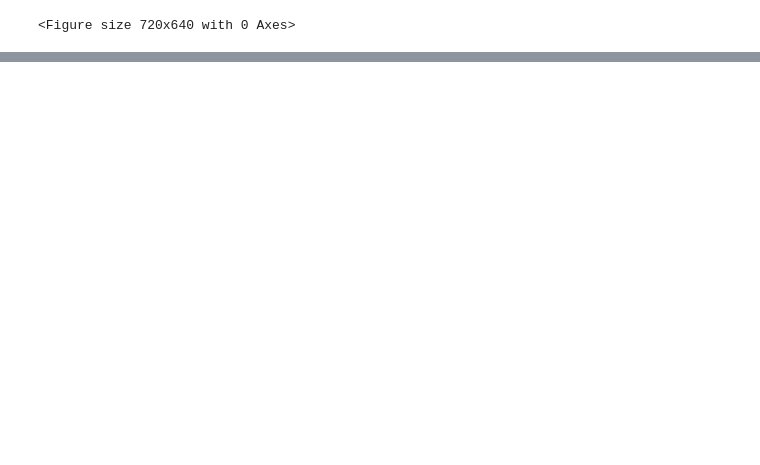
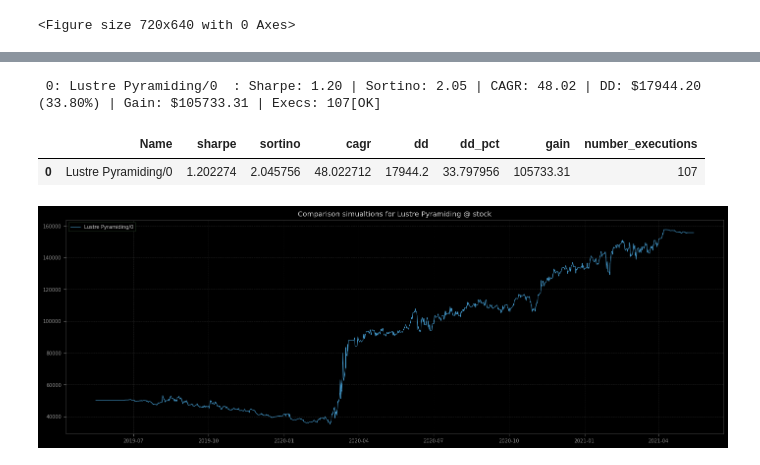
Before and after one commit to dmarienko/Lustre, a Jupyter notebook: models/4. Pyramiding Entries.ipynb, the cells around one changed output, grey strips where cells are left out. Saved outputs shown, nothing was run; the diff lists cells and outputs as text; code cells hidden in the pictures; blank space fills up the shorter version.

```diff
--- a/models/4. Pyramiding Entries.ipynb
+++ b/models/4. Pyramiding Entries.ipynb
@@ -57,0 +188,18 @@ tearsheet(tZ.results[0].get_portfolio(), 50000)
+# %%
+M = q.SingleInstrumentComposer(CrossingMovings(3, 24)).fit(md.ticks())
+# %%
+Zx = q.simulation([
+        [M, {
+            'SPXM':   Pyramiding(10,  4, 1, 0.75, 15, flat_on_max_step=True),
+            'AUS200': Pyramiding(10,  4, 1, 0.75, 15, flat_on_max_step=True),
+            'XTIUSD': Pyramiding(100, 4, 1, 0.75, 15, flat_on_max_step=True)
+        }],
+    ], md.ohlc('12h'), 'stock', 'Lustre Pyramiding', spreads=spreads)
+# %%
+fig(18, 6)
+Zx.report(50000)
+# %% [output]
+ 0: Lustre Pyramiding/0  : Sharpe: 1.20 | Sortino: 2.05 | CAGR: 48.02 | DD: $17944.20 (33.80%) | Gain: $105733.31 | Execs: 107[OK]
+|  | Name | sharpe | sortino | cagr | dd | dd_pct | gain | number_executions |
+| 0 | Lustre Pyramiding/0 | 1.202274 | 2.045756 | 48.022712 | 17944.2 | 33.797956 | 105733.31 | 107 |
+[figure, added]
```
Also changed, not shown: parts of 24 cells of this notebook.
